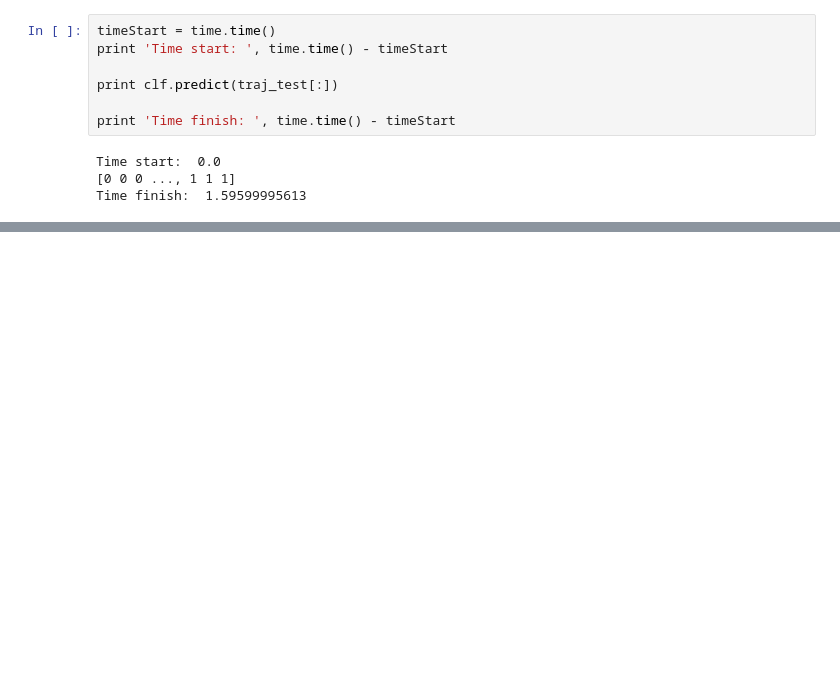
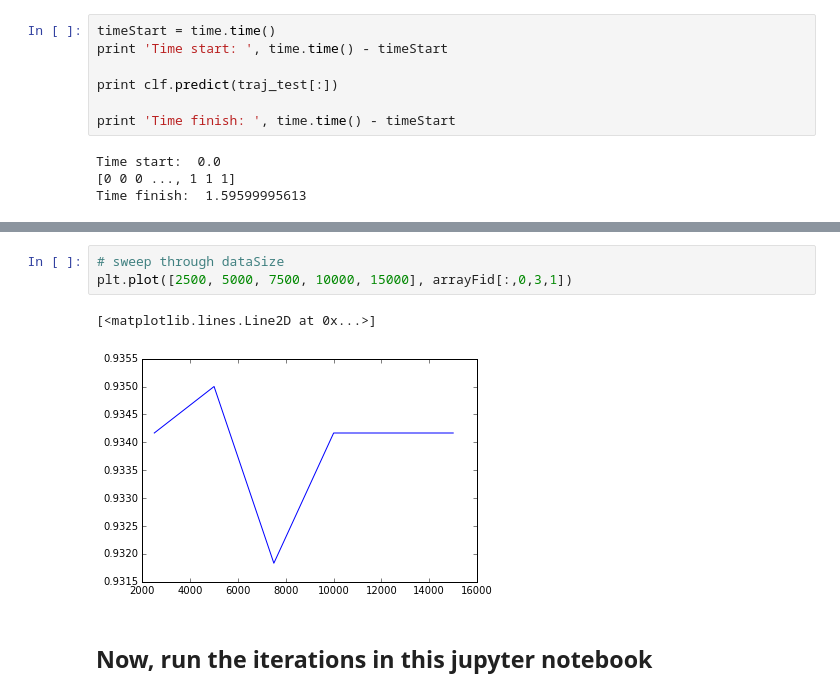
Before and after one commit to dennischenfeng/qnl_qmtrajproj, a Jupyter notebook: SWInt_SVM_v2.ipynb, the cells around one changed output, grey strips where cells are left out. Drawn from its saved outputs; the diff is of its cells as text; blank space fills up the shorter version.

```diff
--- a/SWInt_SVM_v2.ipynb
+++ b/SWInt_SVM_v2.ipynb
@@ -559,0 +629,8 @@ Time finish:  1.59599995613
+# %%
+# sweep through dataSize
+plt.plot([2500, 5000, 7500, 10000, 15000], arrayFid[:,0,3,1])
+# %% [output]
+[<matplotlib.lines.Line2D at 0x...>]
+[figure, added]
+# %% [markdown]
+## Now, run the iterations in this jupyter notebook
```
Also changed, not shown: parts of 8 cells of this notebook, 2 other files.
